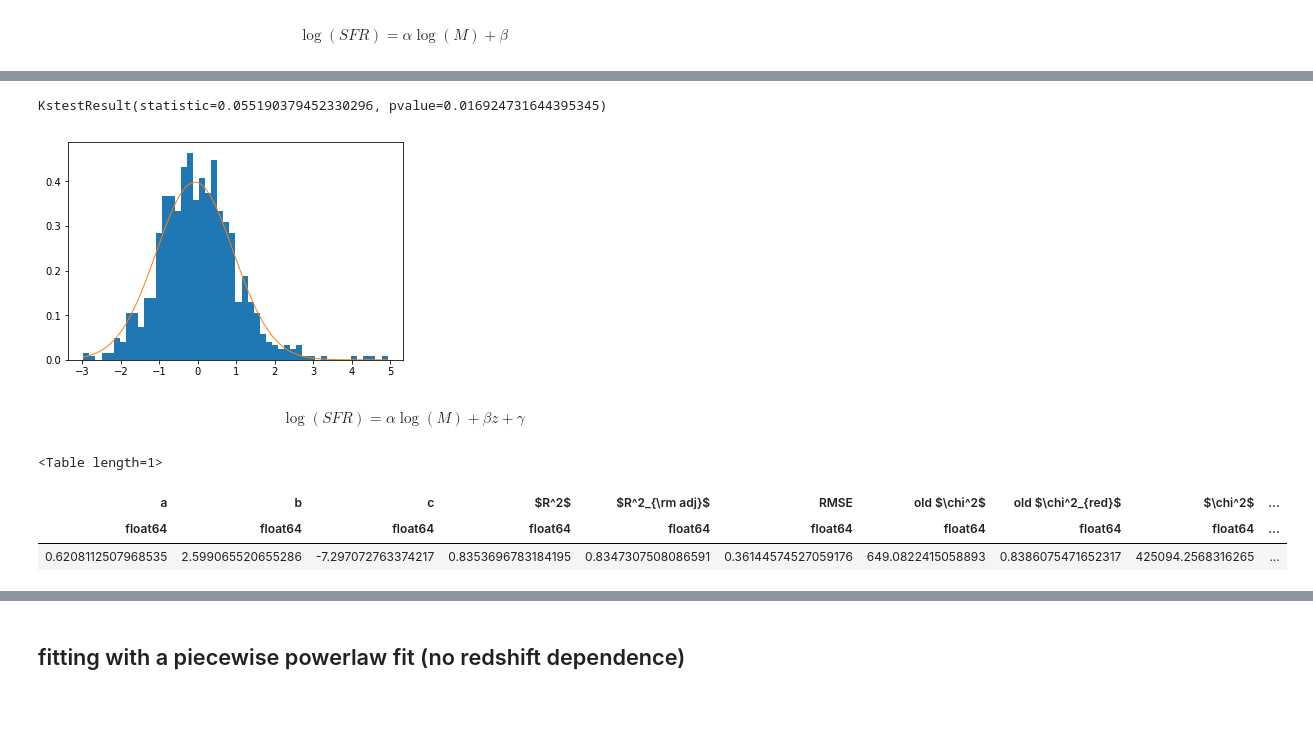
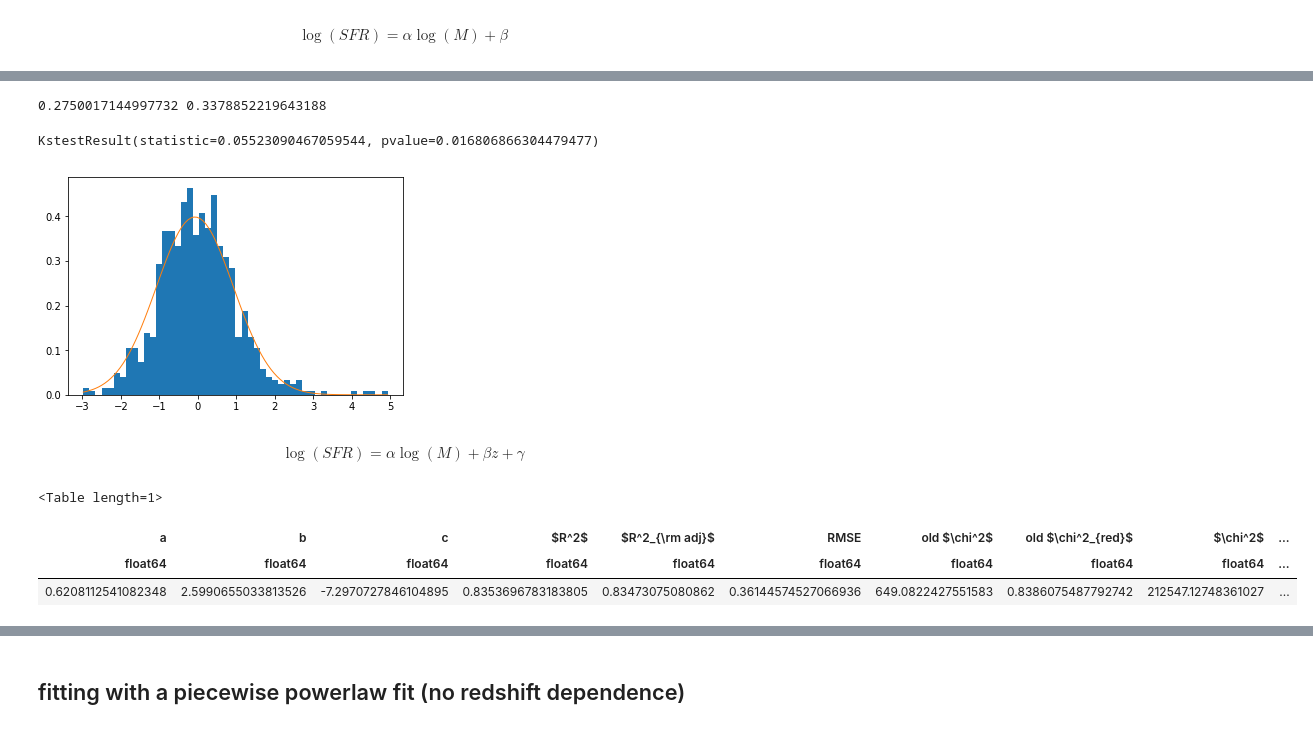
Before and after one commit to kaitshin/LowM_MainSequence, a Jupyter notebook: notebooks/comparing_models.ipynb, the cells around one changed output, grey strips where cells are left out. Cells and saved outputs as stored; diff of their text form; code cells hidden in the pictures.

```diff
--- a/notebooks/comparing_models.ipynb
+++ b/notebooks/comparing_models.ipynb
@@ -35,7 +35,7 @@ yes_spectra = np.where((z_sp > 0) & (z_sp < 9))[0]
 tempz = get_tempz(z_sp, filts)
 mz_data = np.vstack([mass, tempz]).T
 
-n = len(good_sig_iis)
+N = len(good_sig_iis)
 # %%
 eqn0 = r'$\log(SFR) = \alpha \log(M) + \beta$'
 def func0(data, a, b):
@@ -226,6 +225,7 @@ tt
 import scipy.stats as stats
 
 resids = sfrs - func0(mass, *params)
+print np.median(abs(resids)), np.mean(abs(resids))
 std_resids = resids/np.std(resids) # standardized/normalized residuals
 histfreqs = np.histogram(std_resids, bins=50)
 freqs = np.column_stack((histfreqs[0], histfreqs[1][:-1]))
@@ -240,5 +240,6 @@ plt.plot(x, n.pdf(x))
 stats.kstest(data, n.cdf)
 # smaller p value indicates more significantly the null hypothesis is to be rejected
 # %% [output]
-KstestResult(statistic=0.055190379452330296, pvalue=0.016924731644395345)
+0.2750017144997732 0.3378852219643188
+KstestResult(statistic=0.05523090467059544, pvalue=0.016806866304479477)
-[figure, old version]
+[figure, new version]
@@ -246,27 +260,27 @@ KstestResult(statistic=0.055190379452330296, pvalue=0.016924731644395345)
 $$\log(SFR) = \alpha \log(M) + \beta z + \gamma$$
 # %%
 k = 3 # (a,b,c)
-nu = n - k
+nu = N - k
 # %%
 params, pcov = optimize.curve_fit(func1, mz_data, sfrs)
 a = params[0]
 b = params[1]
 c = params[2]
 
 rss = np.sum( (sfrs - func1(mz_data, *params))**2 )  # residual sum of squares
 tss = np.sum((sfrs - np.mean(sfrs)) ** 2)    # total sum of squares
 r2 = 1 - (rss / tss)    # r-squared
-r2adj = 1.0 - (n - 1.0)/(n - k - 1.0) * (1 - r2)    # adjusted r-squared
+r2adj = 1.0 - (N - 1.0)/(N - k - 1.0) * (1 - r2)    # adjusted r-squared
 rmse = np.std((sfrs - func1(mz_data, *params)))      # root mean square error
 old_chi2 = np.sum( (func1(mz_data, *params) - np.mean(sfrs))**2 )/np.std(sfrs)**2
 chi2 = np.sum(((sfrs - func1(mz_data, *params))**2)/sigmas**2)
 
 tt = Table([[a], [b], [c], [r2], [r2adj], [rmse], [old_chi2], [old_chi2/nu], [chi2], [chi2/nu]],
        names=['a', 'b', 'c', r'$R^2$', r'$R^2_{\rm adj}$', 'RMSE',
               'old '+r'$\chi^2$', 'old '+r'$\chi^2_{red}$', r'$\chi^2$', r'$\chi^2_{red}$'])
 tt
 # %% [output]
 <Table length=1>
 | a | b | c | $R^2$ | $R^2_{\rm adj}$ | RMSE | old $\chi^2$ | old $\chi^2_{red}$ | $\chi^2$ | ... |
 | float64 | float64 | float64 | float64 | float64 | float64 | float64 | float64 | float64 | ... |
-| 0.6208112507968535 | 2.599065520655286 | -7.297072763374217 | 0.8353696783184195 | 0.8347307508086591 | 0.36144574527059176 | 649.0822415058893 | 0.8386075471652317 | 425094.2568316265 | ... |
+| 0.6208112541082348 | 2.5990655033813526 | -7.2970727846104895 | 0.8353696783183805 | 0.83473075080862 | 0.36144574527066936 | 649.0822427551583 | 0.8386075487792742 | 212547.12748361027 | ... |
```
Also changed, not shown: parts of 13 cells of this notebook, 2 other files.
